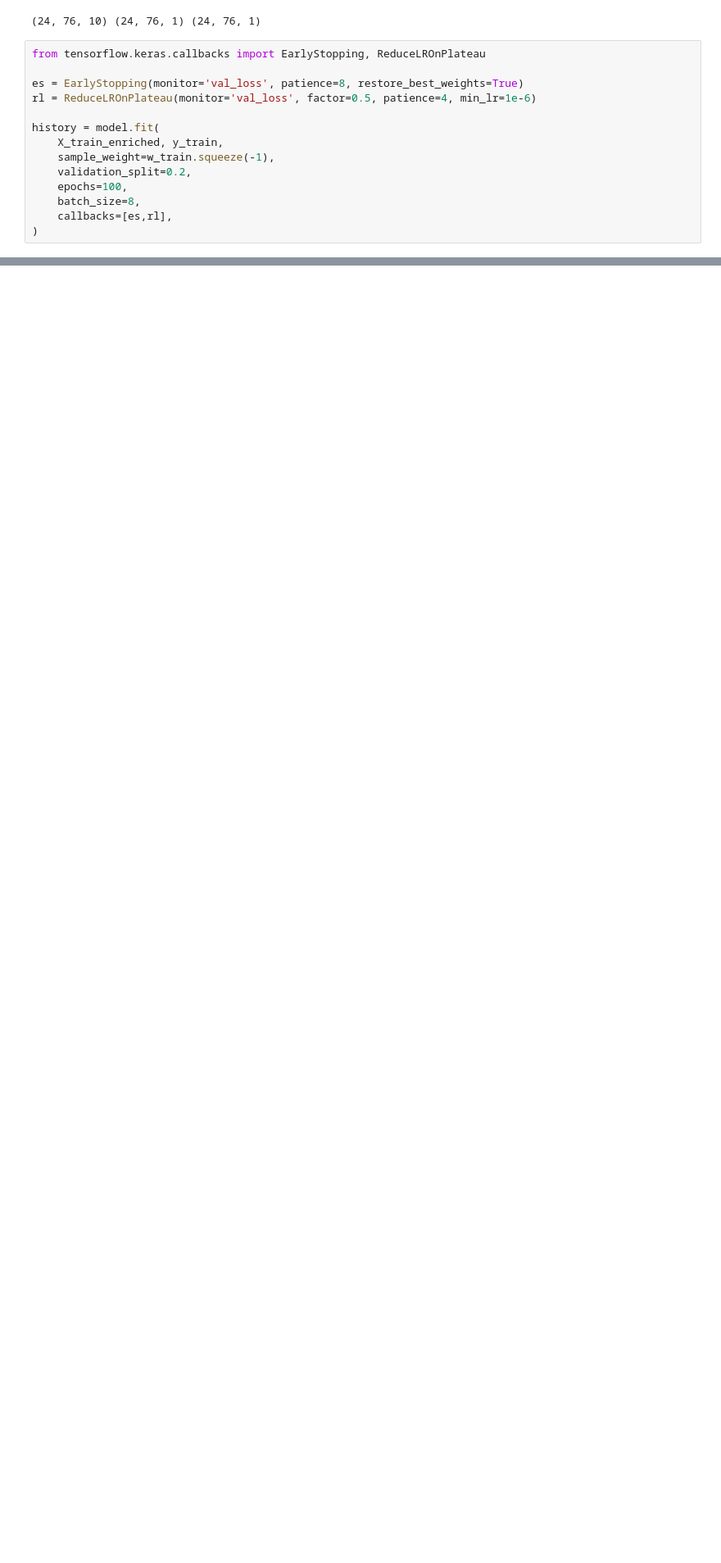
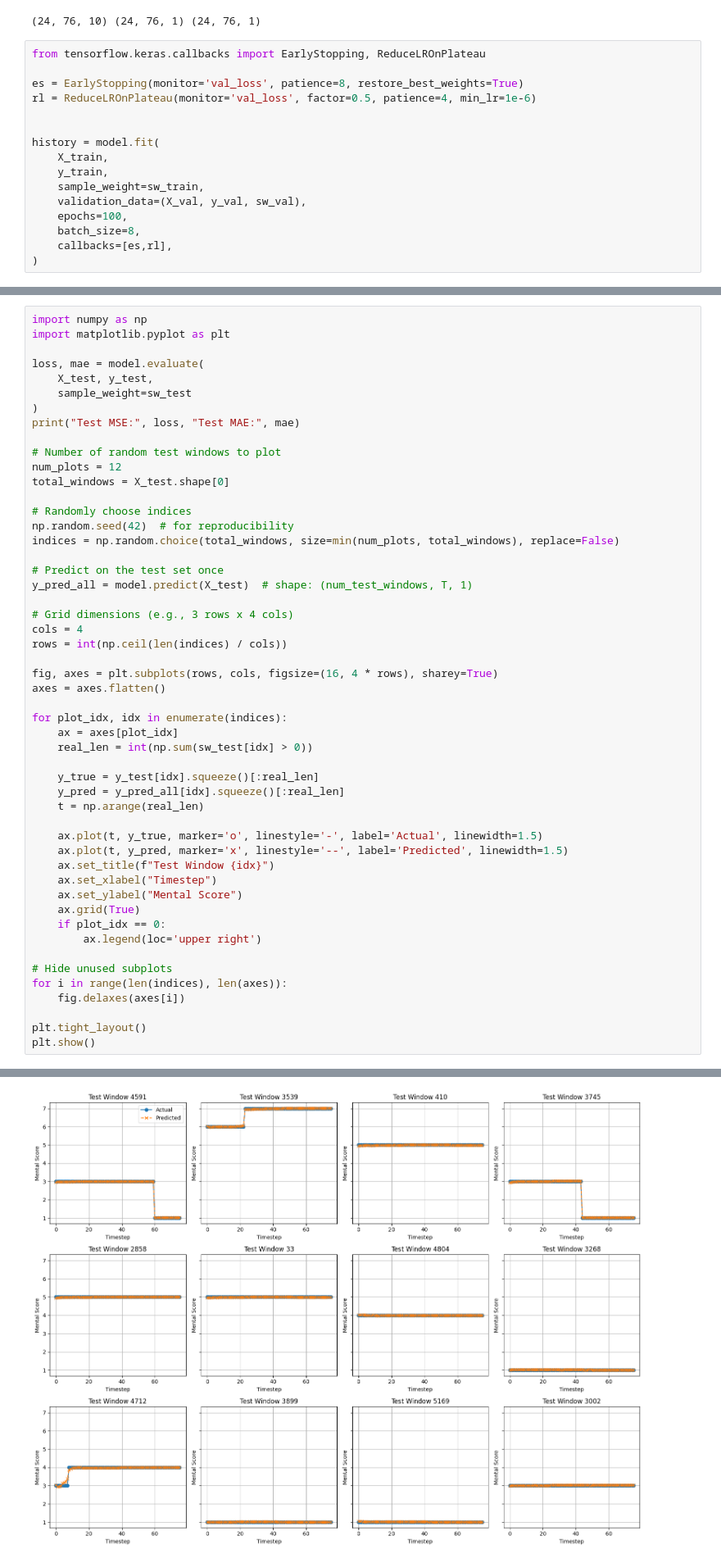
Before and after one commit to GokayToga/VRCM.Net, a Jupyter notebook: VRCMNet.ipynb, the cells around one changed output, grey strips where cells are left out. Shown at 82% size. Drawn from its saved outputs; the diff is of its cells as text; blank space fills up the shorter version.

Commit message:
model structure trained and tested with new found dataset

```diff
--- a/VRCMNet.ipynb
+++ b/VRCMNet.ipynb
@@ -1182,10 +1048,12 @@ from tensorflow.keras.callbacks import EarlyStopping, ReduceLROnPlateau
 es = EarlyStopping(monitor='val_loss', patience=8, restore_best_weights=True)
 rl = ReduceLROnPlateau(monitor='val_loss', factor=0.5, patience=4, min_lr=1e-6)
 
+
 history = model.fit(
-    X_train_enriched, y_train,
-    sample_weight=w_train.squeeze(-1),
-    validation_split=0.2,
+    X_train,
+    y_train,
+    sample_weight=sw_train,
+    validation_data=(X_val, y_val, sw_val),
     epochs=100,
     batch_size=8,
     callbacks=[es,rl],
@@ -1262,0 +1079,52 @@ Test MSE: 1.7128620147705078 Test MAE: 1.246719241142273
+# %%
+import numpy as np
+import matplotlib.pyplot as plt
+
+loss, mae = model.evaluate(
+    X_test, y_test,
+    sample_weight=sw_test
+)
+print("Test MSE:", loss, "Test MAE:", mae)
+
+# Number of random test windows to plot
+num_plots = 12
+total_windows = X_test.shape[0]
+
+# Randomly choose indices
+np.random.seed(42)  # for reproducibility
+indices = np.random.choice(total_windows, size=min(num_plots, total_windows), replace=False)
+
+# Predict on the test set once
+y_pred_all = model.predict(X_test)  # shape: (num_test_windows, T, 1)
+
+# Grid dimensions (e.g., 3 rows x 4 cols)
+cols = 4
+rows = int(np.ceil(len(indices) / cols))
+
+fig, axes = plt.subplots(rows, cols, figsize=(16, 4 * rows), sharey=True)
+axes = axes.flatten()
+
+for plot_idx, idx in enumerate(indices):
+    ax = axes[plot_idx]
+    real_len = int(np.sum(sw_test[idx] > 0))
+
+    y_true = y_test[idx].squeeze()[:real_len]
+    y_pred = y_pred_all[idx].squeeze()[:real_len]
+    t = np.arange(real_len)
+
+    ax.plot(t, y_true, marker='o', linestyle='-', label='Actual', linewidth=1.5)
+    ax.plot(t, y_pred, marker='x', linestyle='--', label='Predicted', linewidth=1.5)
+    ax.set_title(f"Test Window {idx}")
+    ax.set_xlabel("Timestep")
+    ax.set_ylabel("Mental Score")
+    ax.grid(True)
+    if plot_idx == 0:
+        ax.legend(loc='upper right')
+
+# Hide unused subplots
+for i in range(len(indices), len(axes)):
+    fig.delaxes(axes[i])
+
+plt.tight_layout()
+plt.show()
+# %% [output]
@@ -1262,0 +1134 @@ Test MSE: 1.7128620147705078 Test MAE: 1.246719241142273
+[figure, added]
```
Also changed, not shown: parts of 37 cells of this notebook.
